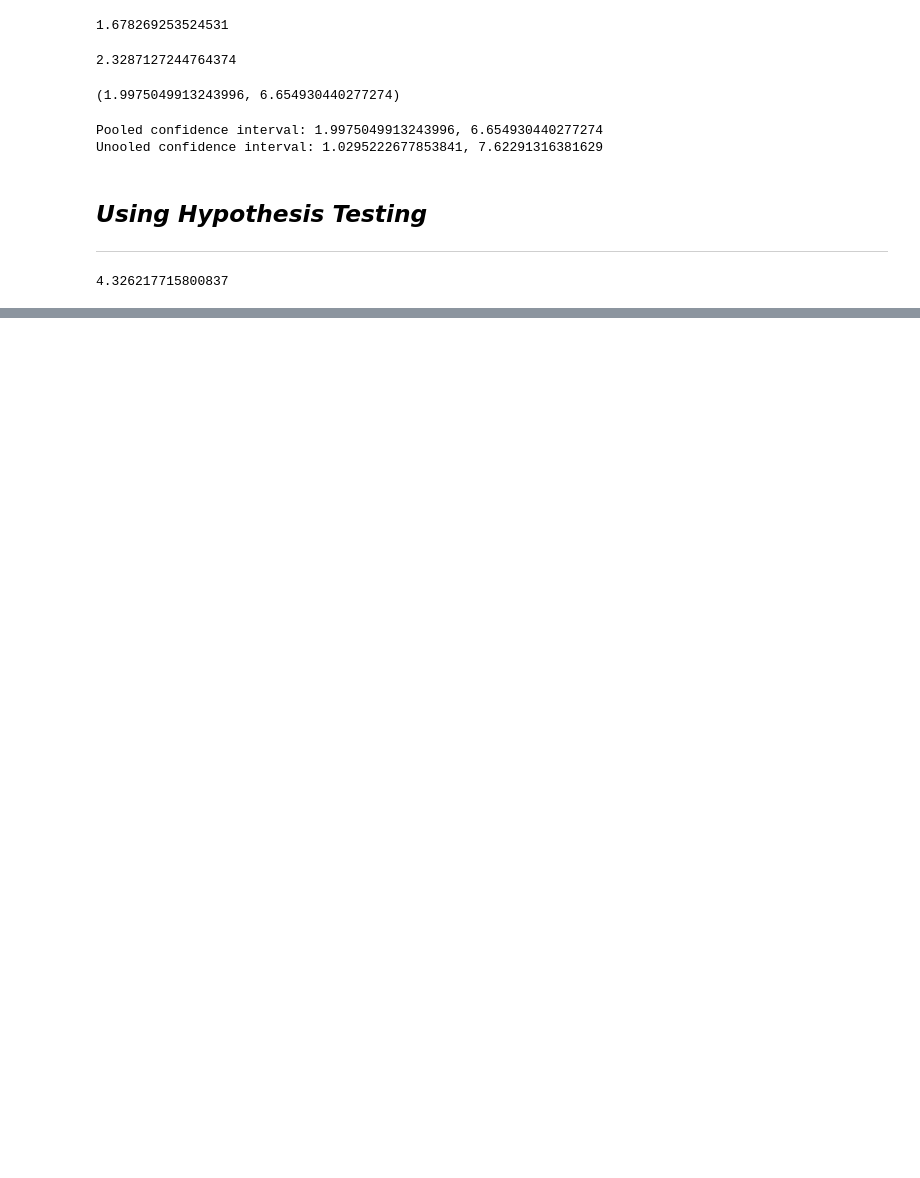
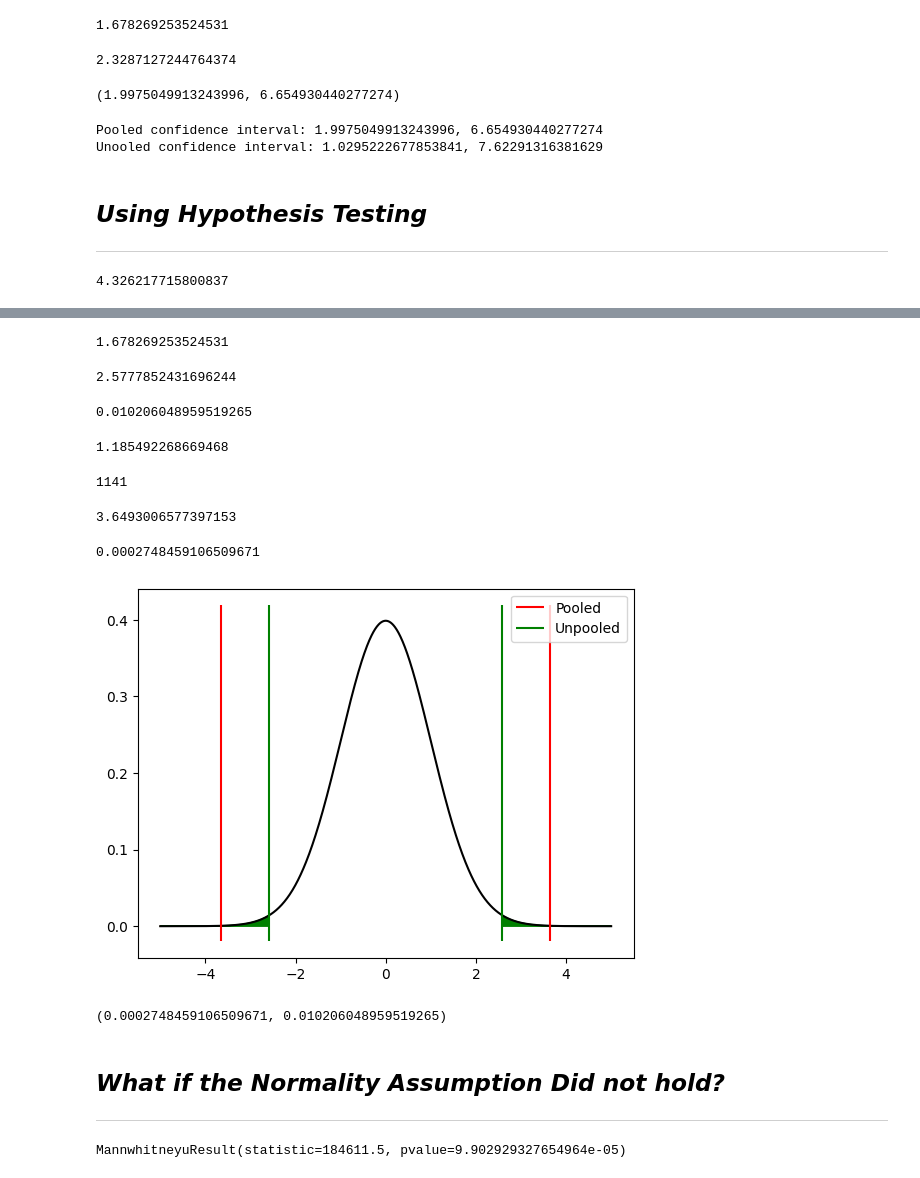
Before and after one commit to anoban/Inferential-Statistical-Analysis-with-Python, a Jupyter notebook: anoban/Comparing Means for Two Independent Samples.ipynb, the cells around one changed output, grey strips where cells are left out. Saved outputs shown, nothing was run; the diff lists cells and outputs as text; code cells hidden in the pictures; blank space fills up the shorter version.

```diff
--- a/anoban/Comparing Means for Two Independent Samples.ipynb
+++ b/anoban/Comparing Means for Two Independent Samples.ipynb
@@ -165,0 +179,60 @@ best_est
+# %%
+stderr_comb = stderr_m + stderr_f
+stderr_comb
+# %% [output]
+1.678269253524531
+# %%
+# test statistic
+
+tstat_unpooled = (best_est - 0) / stderr_comb
+tstat_unpooled
+# %% [output]
+2.5777852431696244
+# %%
+p_unpooled = 2 * (1 - t.cdf(tstat, df = min(ssize_m, ssize_f) - 1))
+p_unpooled
+# %% [output]
+0.010206048959519265
+# %%
+# standard error, pooled approach,
+
+stderr_pooled = np.sqrt(((bpress_m.var() * (ssize_m - 1)) + (bpress_f.var() * (ssize_f - 1))) / (ssize_m + ssize_f - 2) *\
+                        ((1 / ssize_m) + (1 / ssize_f)))
+stderr_pooled
+# %% [output]
+1.185492268669468
+# %%
+df_pooled = ssize_m + ssize_f - 2
+df_pooled
+# %% [output]
+1141
+# %%
+tstat_pooled = (best_est - 0.0) / stderr_pooled
+tstat_pooled
+# %% [output]
+3.6493006577397153
+# %%
+p_pooled = 2 * (1 - t.cdf(tstat_pooled, df = df_pooled))
+p_pooled
+# %% [output]
+0.0002748459106509671
+# %%
+x = np.linspace(-5, 5, num = 1000)
+tpdfs = t.pdf(x, df = x.size - 1)
+
+fig, axes = plt.subplots()
+axes.plot(x, tpdfs, color = "black")
+ymin, ymax = axes.get_ybound()
+axes.vlines([-tstat_pooled, tstat_pooled], ymin, ymax, color = "red", label = "Pooled")
+axes.vlines([-tstat_unpooled, tstat_unpooled], ymin, ymax, color = "green", label = "Unpooled")
+
+axes.fill_between(x = x, y1 = 0, y2 = tpdfs, where = (x <= -tstat_pooled) | (x >= tstat_pooled), color = "red")
+axes.fill_between(x = x, y1 = 0, y2 = tpdfs, where = (x <= -tstat_unpooled) | (x >= tstat_unpooled), color = "green")
+axes.legend()
+plt.show()
+# %% [output]
+[figure, added]
+# %%
+p_pooled, p_unpooled
+# %% [output]
+(0.0002748459106509671, 0.010206048959519265)
@@ -165,0 +245,3 @@ best_est
+# %% [markdown]
+## ___What if the Normality Assumption Did not hold?___
+-------------
@@ -165,0 +255,4 @@ best_est
+# %%
+mannwhitneyu(bpress_m, bpress_f, alternative = "two-sided")
+# %% [output]
+MannwhitneyuResult(statistic=184611.5, pvalue=9.902929327654964e-05)
```
Also changed, not shown: parts of 7 cells of this notebook, 2 other files.
